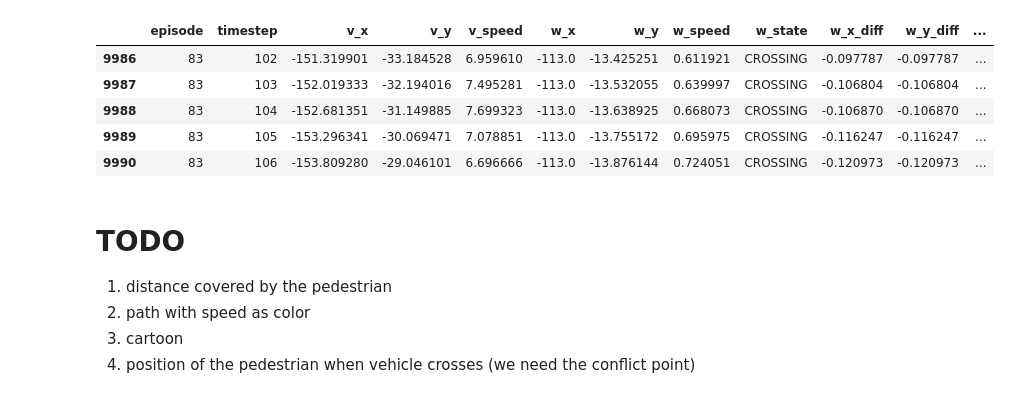
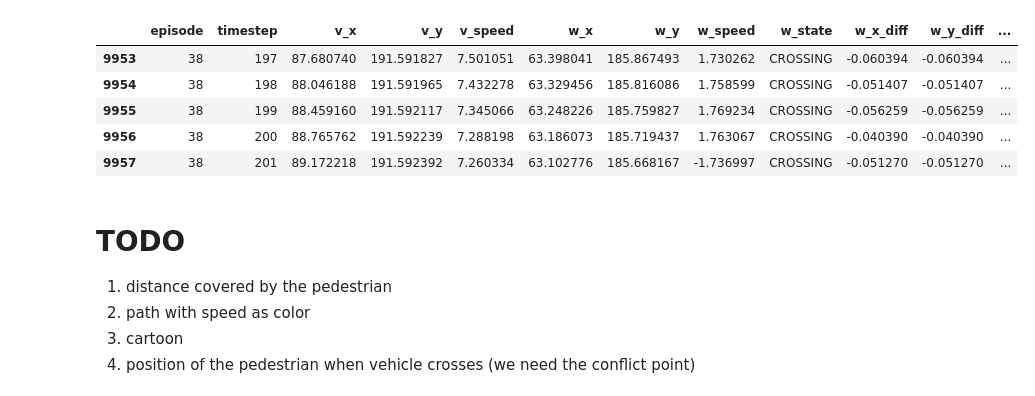
Before and after one commit to adhocmaster/carla-jaywalker-experiments, a Jupyter notebook: notebooks/walker-visualizations.ipynb, the cells around one changed output. Cells and saved outputs as stored; diff of their text form; code cells hidden in the pictures.

```diff
--- a/notebooks/walker-visualizations.ipynb
+++ b/notebooks/walker-visualizations.ipynb
@@ -16,19 +16,19 @@ from analysis.Histogram import Histogram
 from analysis.ScatterPlot import ScatterPlot
 from analysis.TrajectoryPlotter import TrajectoryPlotter
 # %%
-path = "logs/2022-06-02-drunken-static-trajectories.csv"
+# path = "logs/2022-06-02-drunken-static-trajectories.csv"
 # path = "logs/2022-06-03-drunken-survival-trajectories.csv"
-path = "logs/2022-06-03-survival-trajectories.csv"
+path = "logs/2022-06-06-00-00-trajectories.csv"
 df = pd.read_csv(path)
 episodeParser = EpisodeParser(df)
 episodeParser.df.tail()
 # %% [output]
 |  | episode | timestep | v_x | v_y | v_speed | w_x | w_y | w_speed | w_state | w_x_diff | w_y_diff | ... |
-| 9986 | 83 | 102 | -151.319901 | -33.184528 | 6.959610 | -113.0 | -13.425251 | 0.611921 | CROSSING | -0.097787 | -0.097787 | ... |
-| 9987 | 83 | 103 | -152.019333 | -32.194016 | 7.495281 | -113.0 | -13.532055 | 0.639997 | CROSSING | -0.106804 | -0.106804 | ... |
-| 9988 | 83 | 104 | -152.681351 | -31.149885 | 7.699323 | -113.0 | -13.638925 | 0.668073 | CROSSING | -0.106870 | -0.106870 | ... |
-| 9989 | 83 | 105 | -153.296341 | -30.069471 | 7.078851 | -113.0 | -13.755172 | 0.695975 | CROSSING | -0.116247 | -0.116247 | ... |
-| 9990 | 83 | 106 | -153.809280 | -29.046101 | 6.696666 | -113.0 | -13.876144 | 0.724051 | CROSSING | -0.120973 | -0.120973 | ... |
+| 9953 | 38 | 197 | 87.680740 | 191.591827 | 7.501051 | 63.398041 | 185.867493 | 1.730262 | CROSSING | -0.060394 | -0.060394 | ... |
+| 9954 | 38 | 198 | 88.046188 | 191.591965 | 7.432278 | 63.329456 | 185.816086 | 1.758599 | CROSSING | -0.051407 | -0.051407 | ... |
+| 9955 | 38 | 199 | 88.459160 | 191.592117 | 7.345066 | 63.248226 | 185.759827 | 1.769234 | CROSSING | -0.056259 | -0.056259 | ... |
+| 9956 | 38 | 200 | 88.765762 | 191.592239 | 7.288198 | 63.186073 | 185.719437 | 1.763067 | CROSSING | -0.040390 | -0.040390 | ... |
+| 9957 | 38 | 201 | 89.172218 | 191.592392 | 7.260334 | 63.102776 | 185.668167 | -1.736997 | CROSSING | -0.051270 | -0.051270 | ... |
 # %% [markdown]
 # TODO
 1. distance covered by the pedestrian
```
Also changed, not shown: parts of 5 cells of this notebook, 14 other files.
